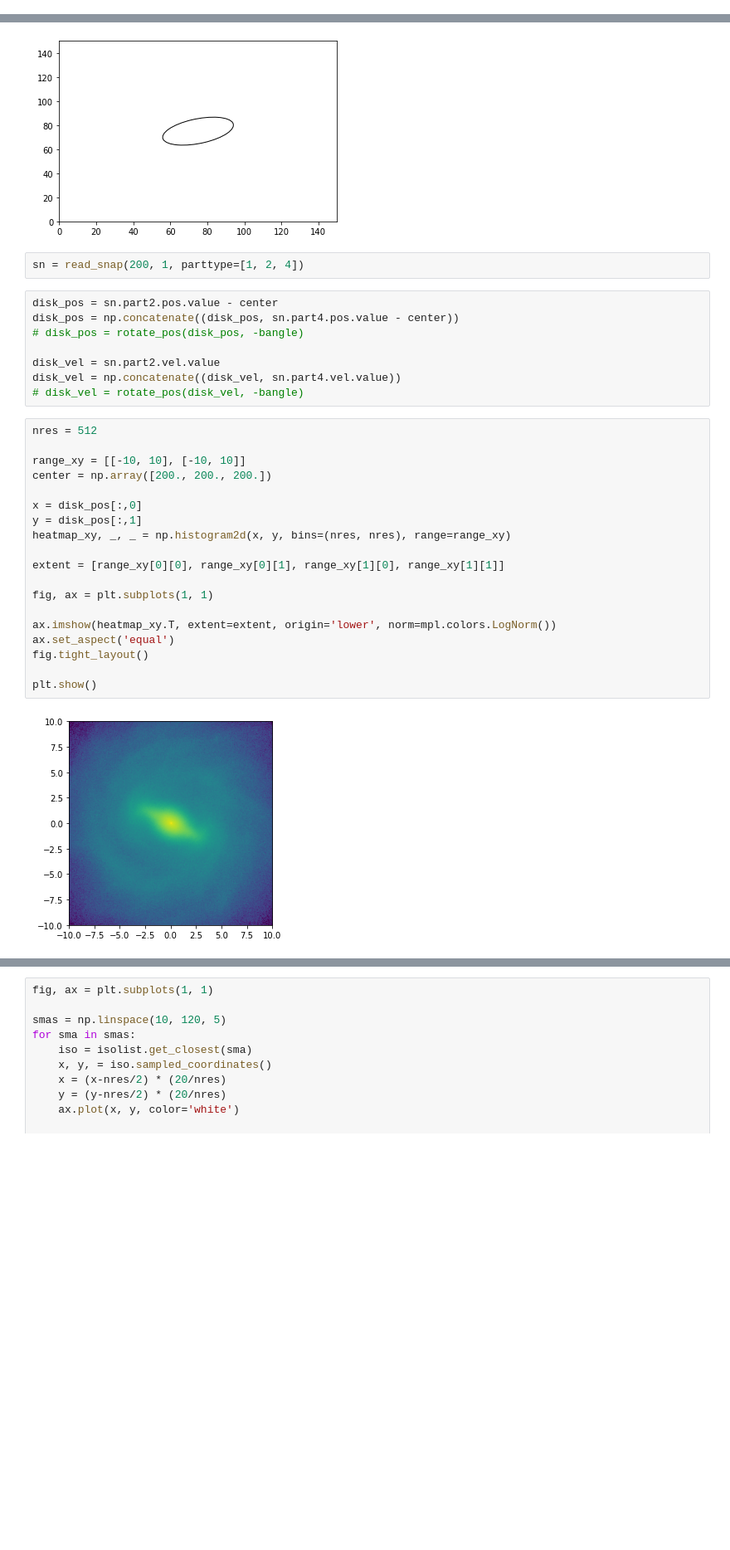
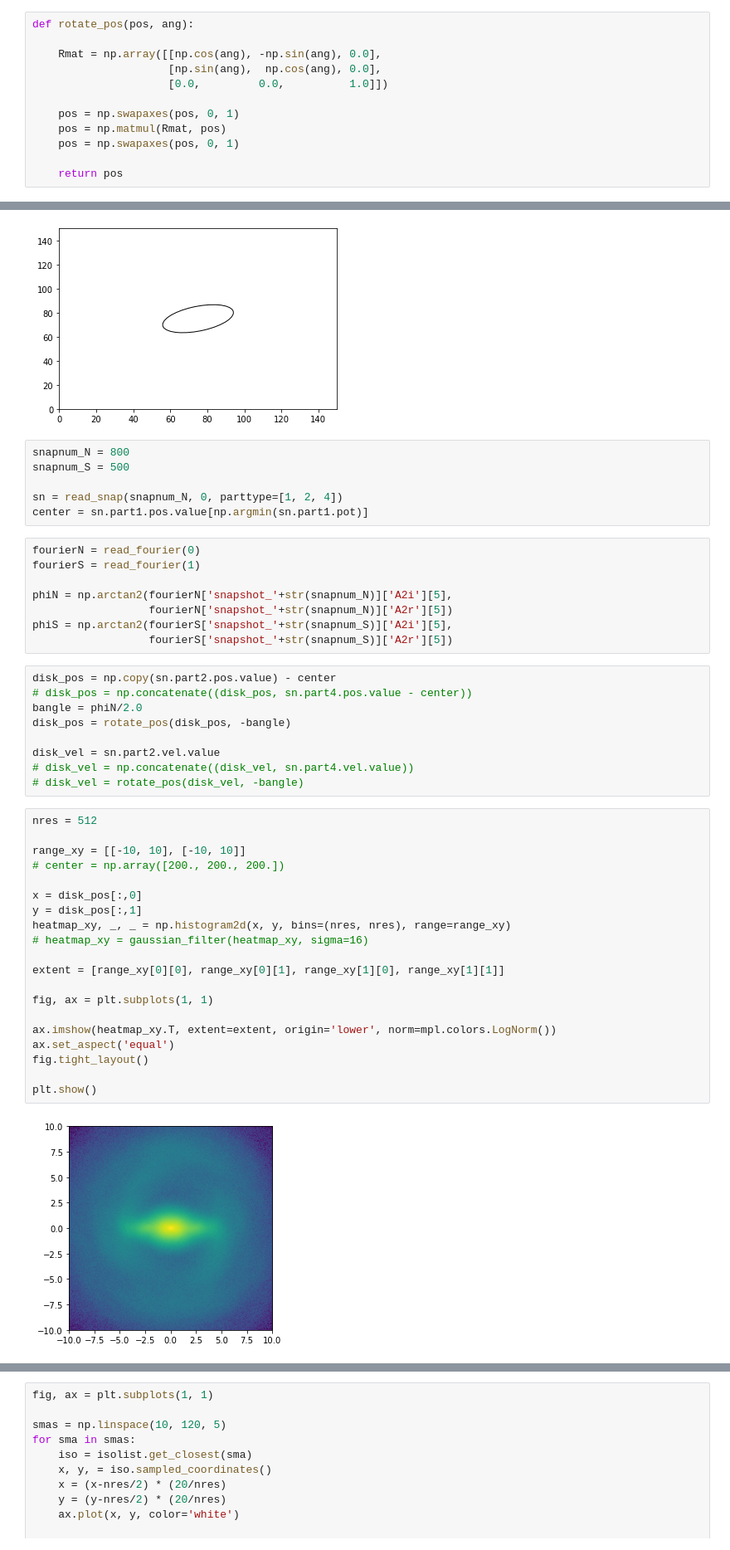
Before and after one commit to gusbeane/gasbar, a Jupyter notebook: dev/notebooks/ellipticity.ipynb, the cells around one changed output, grey strips where cells are left out. Shown at 83% size. Cells and saved outputs as stored; diff of their text form; blank space fills up the shorter version.

```diff
--- a/dev/notebooks/ellipticity.ipynb
+++ b/dev/notebooks/ellipticity.ipynb
@@ -27,6 +29,18 @@ def read_fourier(sim_idx, lvl='lvl3', basepath='/n/holylfs05/LABS/hernquist_lab/
     sim = sim_list[sim_idx]
     f = h5.File(basepath+'/fourier_component/data/fourier_'+sim+'-'+lvl+'.hdf5', mode='r')
     return f
+# %%
+def rotate_pos(pos, ang):
+
+    Rmat = np.array([[np.cos(ang), -np.sin(ang), 0.0],
+                     [np.sin(ang),  np.cos(ang), 0.0],
+                     [0.0,         0.0,          1.0]])
+
+    pos = np.swapaxes(pos, 0, 1)
+    pos = np.matmul(Rmat, pos)
+    pos = np.swapaxes(pos, 0, 1)
+
+    return pos
 # %%
 from photutils.isophote import EllipseGeometry
 geometry = EllipseGeometry(x0=75, y0=75, sma=20, eps=0.5,
@@ -45,34 +59,48 @@ plt.ylim(0, 150)
 (0.0, 150.0)
 [figure]
 # %%
-sn = read_snap(200, 1, parttype=[1, 2, 4])
+snapnum_N = 800
+snapnum_S = 500
+
+sn = read_snap(snapnum_N, 0, parttype=[1, 2, 4])
+center = sn.part1.pos.value[np.argmin(sn.part1.pot)]
+# %%
+fourierN = read_fourier(0)
+fourierS = read_fourier(1)
+
+phiN = np.arctan2(fourierN['snapshot_'+str(snapnum_N)]['A2i'][5],
+                  fourierN['snapshot_'+str(snapnum_N)]['A2r'][5])
+phiS = np.arctan2(fourierS['snapshot_'+str(snapnum_S)]['A2i'][5],
+                  fourierS['snapshot_'+str(snapnum_S)]['A2r'][5])
 # %%
-disk_pos = sn.part2.pos.value - center
-disk_pos = np.concatenate((disk_pos, sn.part4.pos.value - center))
-# disk_pos = rotate_pos(disk_pos, -bangle)
+disk_pos = np.copy(sn.part2.pos.value) - center
+# disk_pos = np.concatenate((disk_pos, sn.part4.pos.value - center))
+bangle = phiN/2.0
+disk_pos = rotate_pos(disk_pos, -bangle)
 
 disk_vel = sn.part2.vel.value
-disk_vel = np.concatenate((disk_vel, sn.part4.vel.value))
+# disk_vel = np.concatenate((disk_vel, sn.part4.vel.value))
 # disk_vel = rotate_pos(disk_vel, -bangle)
 # %%
 nres = 512
 
 range_xy = [[-10, 10], [-10, 10]]
-center = np.array([200., 200., 200.])
+# center = np.array([200., 200., 200.])
 
 x = disk_pos[:,0]
 y = disk_pos[:,1]
 heatmap_xy, _, _ = np.histogram2d(x, y, bins=(nres, nres), range=range_xy)
+# heatmap_xy = gaussian_filter(heatmap_xy, sigma=16)
 
 extent = [range_xy[0][0], range_xy[0][1], range_xy[1][0], range_xy[1][1]]
 
 fig, ax = plt.subplots(1, 1)
 
 ax.imshow(heatmap_xy.T, extent=extent, origin='lower', norm=mpl.colors.LogNorm())
 ax.set_aspect('equal')
 fig.tight_layout()
 
 plt.show()
 # %% [output]
-[figure, old version]
+[figure, new version]
 # %%
```
Also changed, not shown: parts of 13 cells of this notebook, 5 other files.
